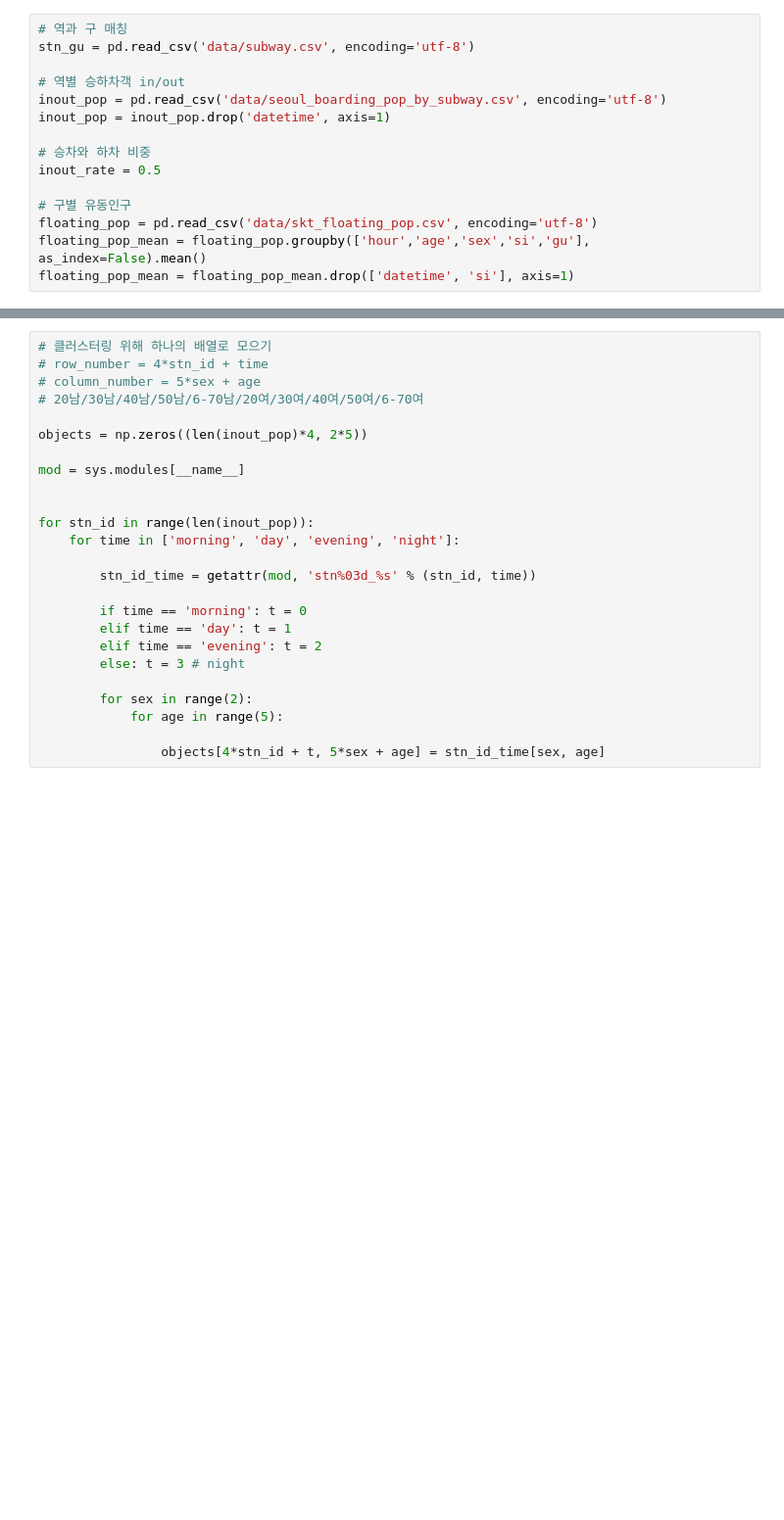
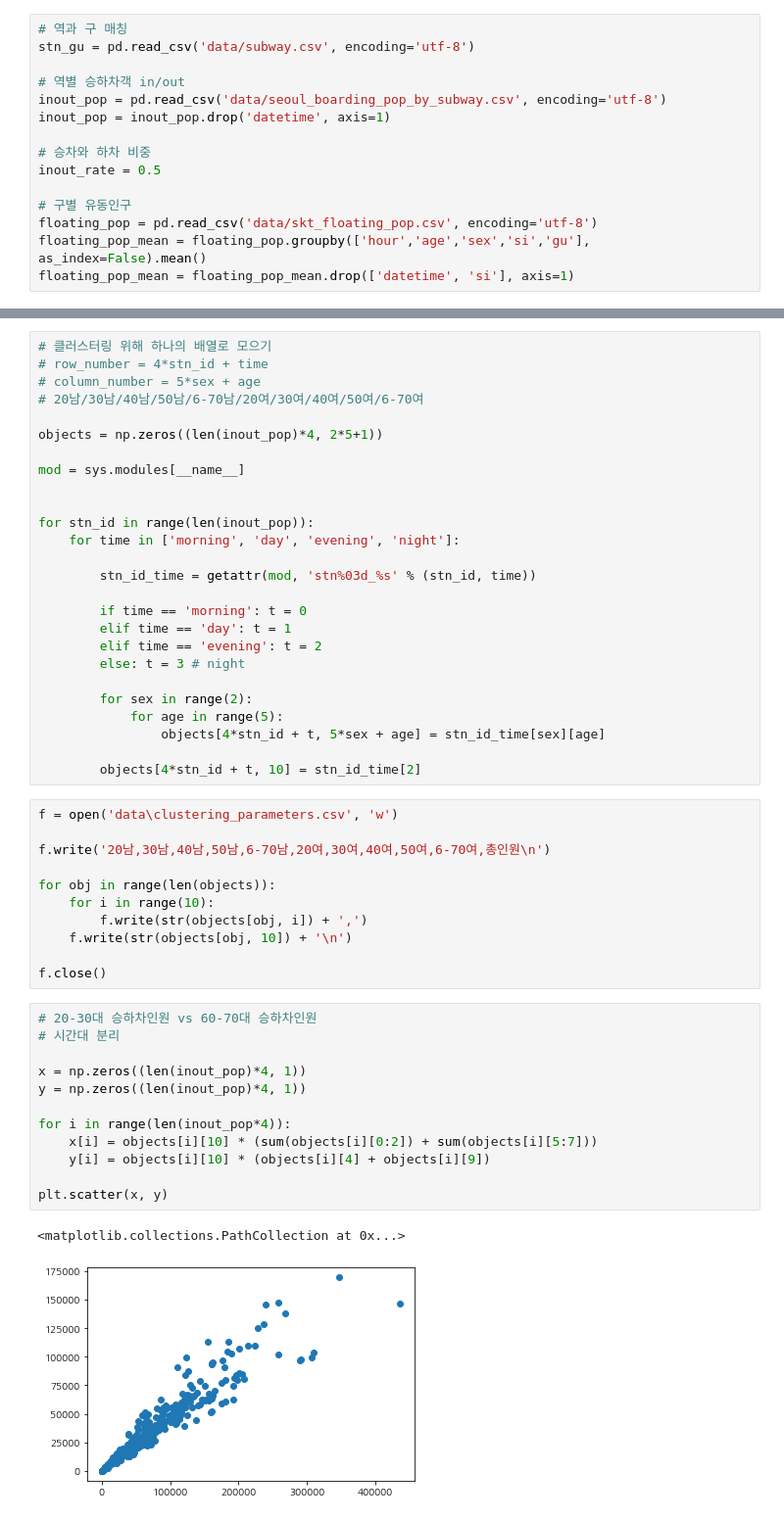
Before and after one commit to yoona3316/Datamining_subway, a Jupyter notebook: preprocessing.ipynb, the cells around one changed output, grey strips where cells are left out. Shown: that part at 98% size. Drawn from its saved outputs; the diff is of its cells as text; blank space fills up the shorter version.

```diff
--- a/preprocessing.ipynb
+++ b/preprocessing.ipynb
@@ -80,7 +89,7 @@ for stn_id in tqdm(range(len(inout_pop))):
 # column_number = 5*sex + age
 # 20남/30남/40남/50남/6-70남/20여/30여/40여/50여/6-70여
 
-objects = np.zeros((len(inout_pop)*4, 2*5))
+objects = np.zeros((len(inout_pop)*4, 2*5+1))
 
 mod = sys.modules[__name__]
 
@@ -97,5 +106,32 @@ for stn_id in range(len(inout_pop)):
 
         for sex in range(2):
             for age in range(5):
+                objects[4*stn_id + t, 5*sex + age] = stn_id_time[sex][age]
 
-                objects[4*stn_id + t, 5*sex + age] = stn_id_time[sex, age]
+        objects[4*stn_id + t, 10] = stn_id_time[2]
+# %%
+f = open('data\clustering_parameters.csv', 'w')
+
+f.write('20남,30남,40남,50남,6-70남,20여,30여,40여,50여,6-70여,총인원\n')
+
+for obj in range(len(objects)):
+    for i in range(10):
+        f.write(str(objects[obj, i]) + ',')
+    f.write(str(objects[obj, 10]) + '\n')
+
+f.close()
+# %%
+# 20-30대 승하차인원 vs 60-70대 승하차인원
+# 시간대 분리
+
+x = np.zeros((len(inout_pop)*4, 1))
+y = np.zeros((len(inout_pop)*4, 1))
+
+for i in range(len(inout_pop*4)):
+    x[i] = objects[i][10] * (sum(objects[i][0:2]) + sum(objects[i][5:7]))
+    y[i] = objects[i][10] * (objects[i][4] + objects[i][9])
+
+plt.scatter(x, y)
+# %% [output]
+<matplotlib.collections.PathCollection at 0x...>
+[figure, added]
```
Also changed, not shown: parts of 2 cells of this notebook, 1 other file.
